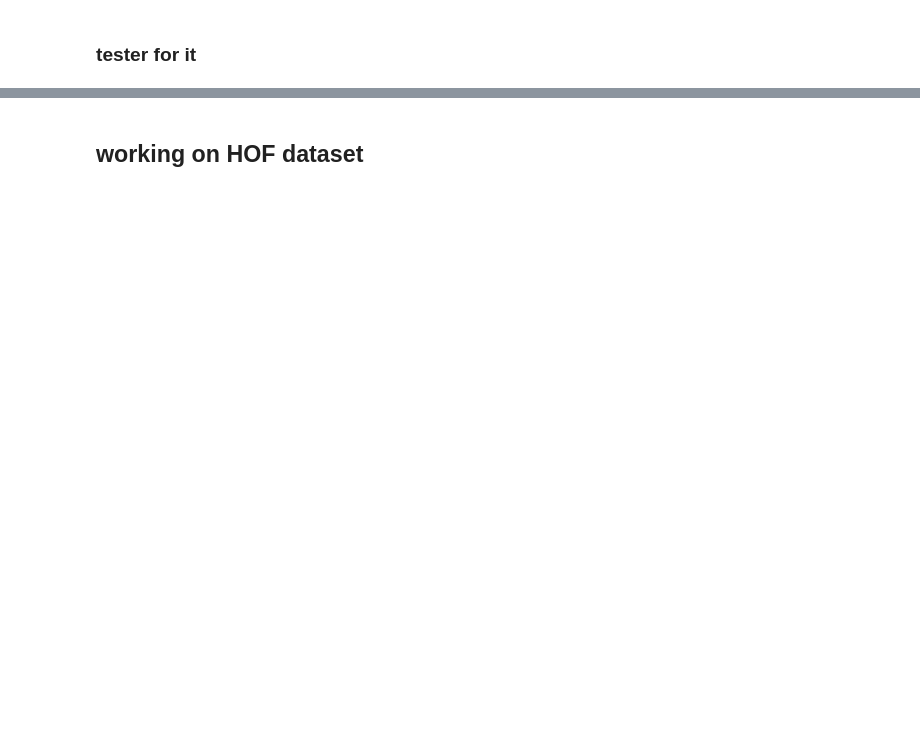
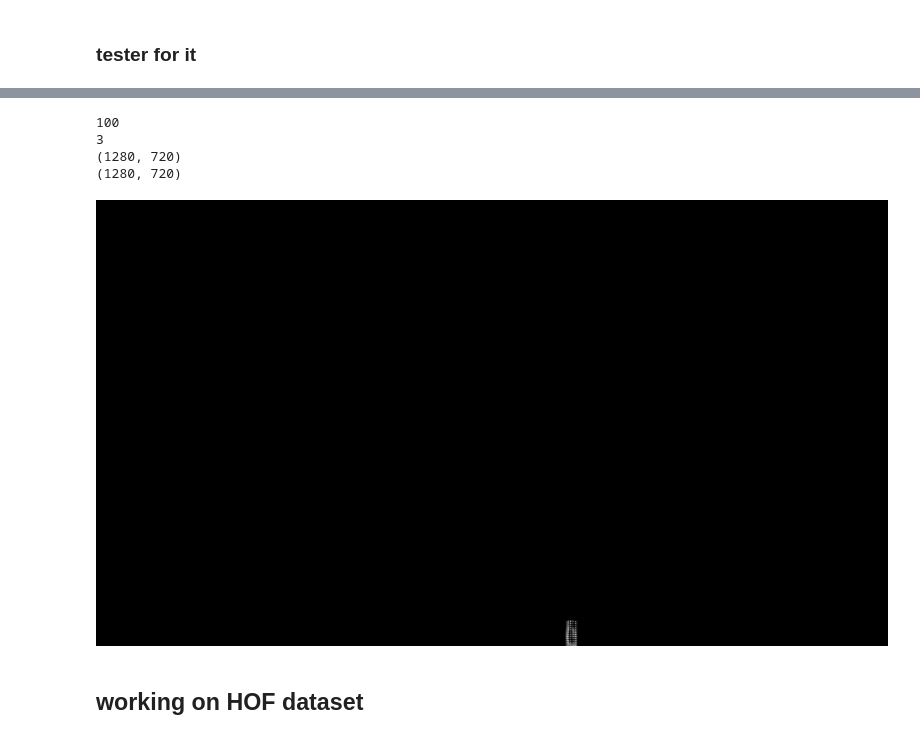
Before and after one commit to Udinanon/CV-Project-Prototypes, a Jupyter notebook: Hand_Segmentation_CNNs.ipynb, the cells around one changed output, grey strips where cells are left out. Drawn from its saved outputs; the diff is of its cells as text; code cells hidden in the pictures; blank space fills up the shorter version.

Commit message:
Corrcted Dataset, now training is succesfly. Stii some bug in dataset when no mask is available

```diff
--- a/Hand_Segmentation_CNNs.ipynb
+++ b/Hand_Segmentation_CNNs.ipynb
@@ -445,7 +217,8 @@ class EgoHandsDataset(Dataset):
         masks = []
         for poly in polygons:
               mask = Image.new('L', (width, height), 0)
-              ImageDraw.Draw(mask).polygon(poly, outline=255, fill=255)
+              ImageDraw.Draw(mask).polygon(poly, outline=1, fill=1)
+
               mask = np.array(mask)
               masks.append(mask)
         return masks
@@ -503,6 +276,7 @@ class EgoHandsDataset(Dataset):
             xmax = np.max(pos[1])
             ymin = np.min(pos[0])
             ymax = np.max(pos[0])
+
             boxes.append([xmin, ymin, xmax, ymax])
 
         boxes = torch.as_tensor(boxes, dtype=torch.float32)
@@ -510,7 +284,10 @@ class EgoHandsDataset(Dataset):
         labels = torch.ones((num_objs,), dtype=torch.int64)
 
         image_id = torch.tensor([idx])
-        area = (boxes[:, 3] - boxes[:, 1]) * (boxes[:, 2] - boxes[:, 0])
+        if num_objs > 0:
+            area = (boxes[:, 3] - boxes[:, 1]) * (boxes[:, 2] - boxes[:, 0])
+        else:
+            area = (torch.as_tensor(0))
         # suppose all instances are not crowd
         iscrowd = torch.zeros((num_objs,), dtype=torch.int64)
 
@@ -530,9 +307,3 @@ class EgoHandsDataset(Dataset):
           tensor_trans = transforms.Compose([transforms.ToTensor()])
           image = tensor_trans(image)
         return image, target
-
-
-
-model = torchvision.models.detection.maskrcnn_resnet50_fpn(pretrained=True)
-egohands = EgoHandsDataset("./egohands_data/")
-egohands[0]
@@ -562,8 +314,8 @@ egohands[0]
 ### tester for it
 # %%
 
-def collate_fn(batch):
-    return tuple(zip(*batch))
+#model = torchvision.models.detection.maskrcnn_resnet50_fpn(pretrained=True)
+model = get_model_instance_segmentation(2)
 
 egohands = EgoHandsDataset("./egohands_data/")
 egohands[0]
@@ -577,8 +329,18 @@ print(len(images))
 images = list(image for image in images)
 targets = [{k: v for k, v in t.items()} for t in targets]
 output = model(images,targets)   # Returns losses and detections
+#print("IN IMGS", images)
+#print("IN TARGETS", targets)
+print("TRAIN OUTPUT", output)
 # For inference
 model.eval()
-x = [torch.rand(3, 300, 400), torch.rand(3, 500, 400)]
-predictions = model(x)
+images,targets = next(iter(data_loader))
+print(len(images))
+images = list(image for image in images)
+
+predictions = model(images)
+#print("IN IMGS 2", images)
+
+print(len(predictions[1]["masks"]))
+#print("OUT PREDICT", predictions)
 # %% [output]
@@ -586,3 +352,17 @@ predictions = model(x)
+# %%
+print(len(predictions[1]["masks"]))
+print(len(targets[1]["masks"]))
+raster = transforms.ToPILImage()
+print(raster(images[1]).size)
+print(raster(predictions[1]["masks"][7]).size)
+display(raster(predictions[1]["masks"][7]))
+#display(raster(images[1]))
+# %% [output]
+100
+3
+(1280, 720)
+(1280, 720)
+[figure, added]
 # %% [markdown]
 ## working on HOF dataset
 # %%
```
Also changed, not shown: parts of 21 cells of this notebook.
